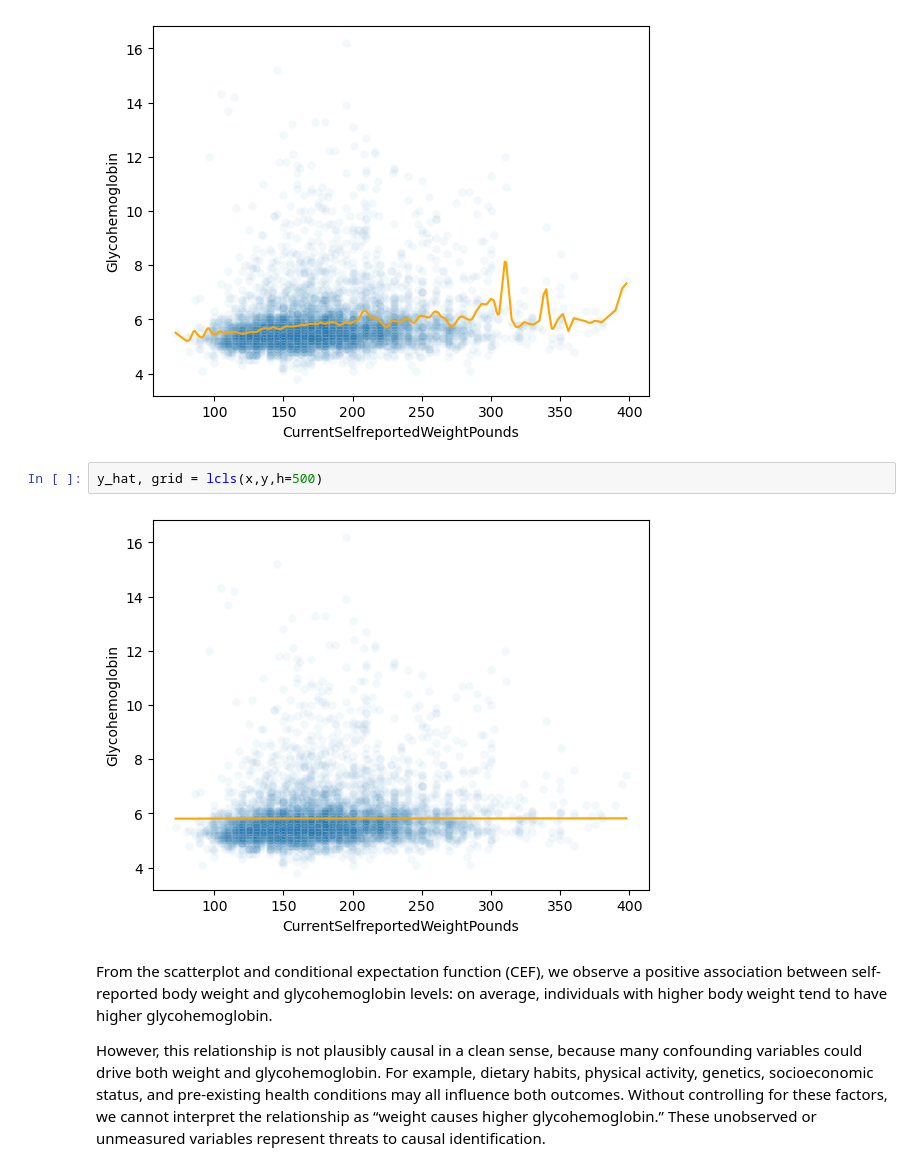
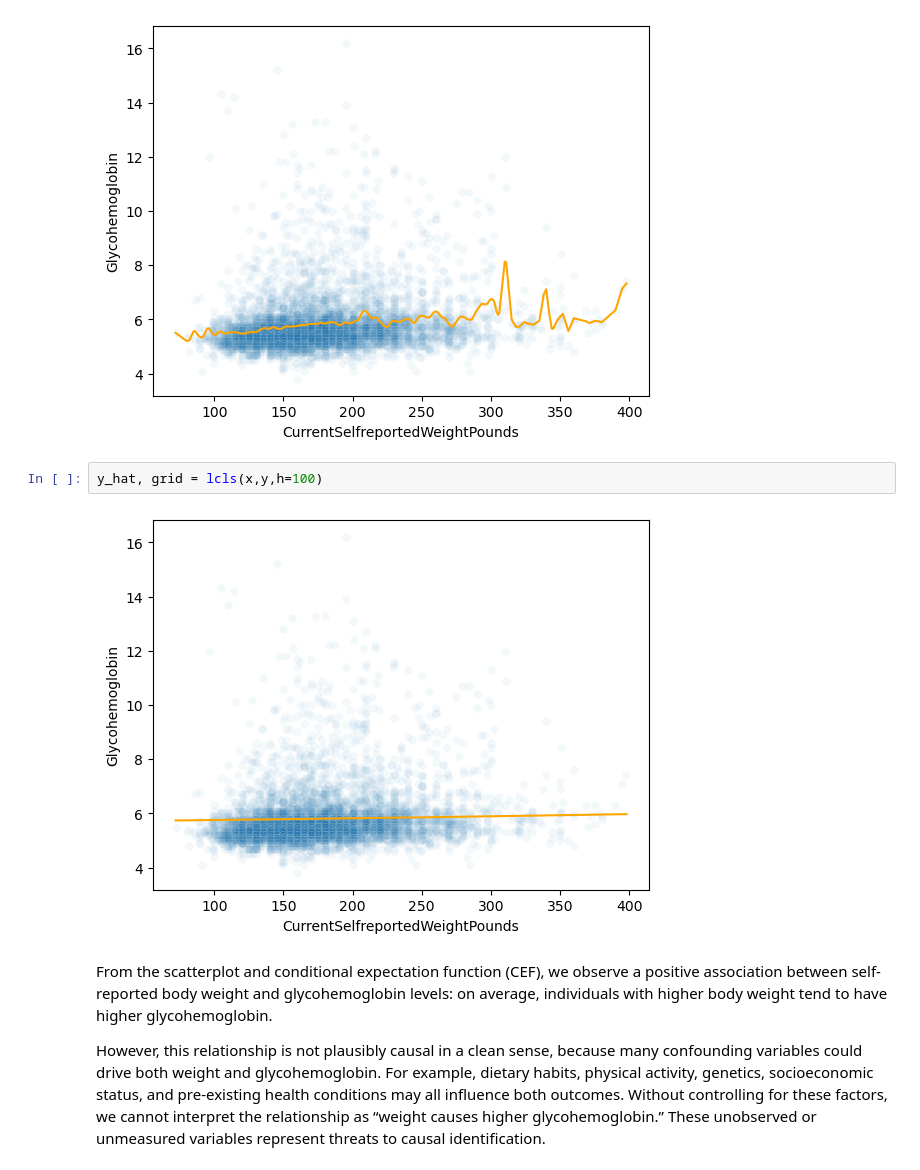
Before and after one commit to shawn01-kubo/DS-5030-Assignment3, a Jupyter notebook: assignment_3.ipynb, the cells around one changed output. Cells and saved outputs as stored; diff of their text form.

```diff
--- a/assignment_3.ipynb
+++ b/assignment_3.ipynb
@@ -309,9 +309,9 @@ y_hat, grid = lcls(x,y,h=2)
 # %% [output]
 [figure]
 # %%
-y_hat, grid = lcls(x,y,h=500)
+y_hat, grid = lcls(x,y,h=100)
 # %% [output]
-[figure, old version]
+[figure, new version]
 # %% [markdown]
 From the scatterplot and conditional expectation function (CEF), we observe a positive association between self-reported body weight and glycohemoglobin levels: on average, individuals with higher body weight tend to have higher glycohemoglobin.
 
```
